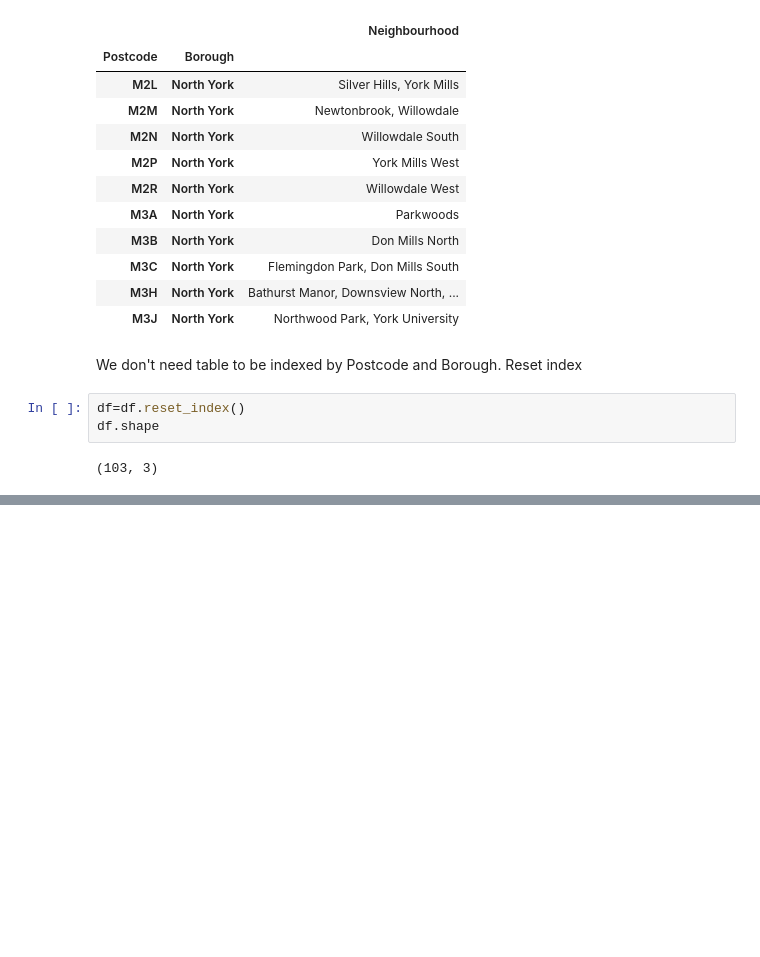
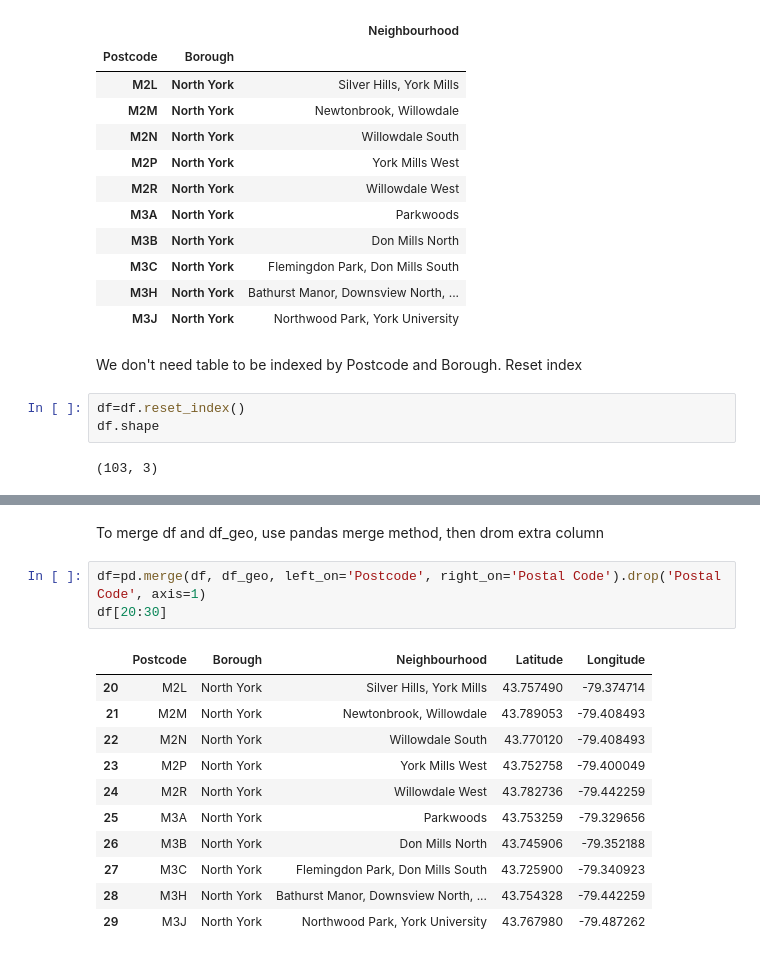
Before and after one commit to lorrainedr/Coursera_Capstone, a Jupyter notebook: Capstone Project Week 3.ipynb, the cells around one changed output, grey strips where cells are left out. Cells and saved outputs as stored; diff of their text form; blank space fills up the shorter version.

```diff
--- a/Capstone Project Week 3.ipynb
+++ b/Capstone Project Week 3.ipynb
@@ -64,0 +82,17 @@ df.shape
+# %% [markdown]
+To merge df and df_geo, use pandas merge method, then drom extra column
+# %%
+df=pd.merge(df, df_geo, left_on='Postcode', right_on='Postal Code').drop('Postal Code', axis=1)
+df[20:30]
+# %% [output]
+|  | Postcode | Borough | Neighbourhood | Latitude | Longitude |
+| 20 | M2L | North York | Silver Hills, York Mills | 43.757490 | -79.374714 |
+| 21 | M2M | North York | Newtonbrook, Willowdale | 43.789053 | -79.408493 |
+| 22 | M2N | North York | Willowdale South | 43.770120 | -79.408493 |
+| 23 | M2P | North York | York Mills West | 43.752758 | -79.400049 |
+| 24 | M2R | North York | Willowdale West | 43.782736 | -79.442259 |
+| 25 | M3A | North York | Parkwoods | 43.753259 | -79.329656 |
+| 26 | M3B | North York | Don Mills North | 43.745906 | -79.352188 |
+| 27 | M3C | North York | Flemingdon Park, Don Mills South | 43.725900 | -79.340923 |
+| 28 | M3H | North York | Bathurst Manor, Downsview North, ... | 43.754328 | -79.442259 |
+| 29 | M3J | North York | Northwood Park, York University | 43.767980 | -79.487262 |
```
Also changed, not shown: parts of 14 cells of this notebook.
